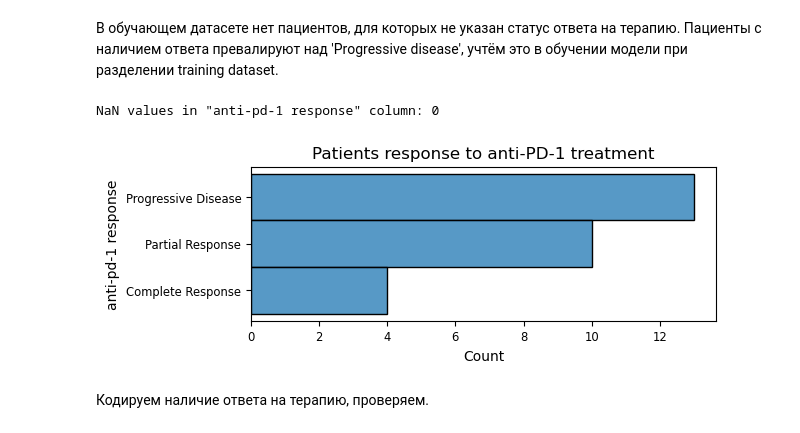
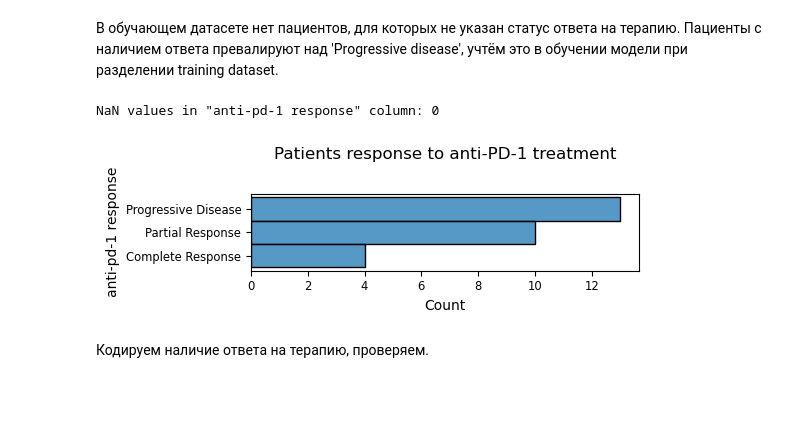
Before and after one commit to AlexNesm/BG-test, a Jupyter notebook: BostonGene test task.ipynb, the cells around one changed output. Cells and saved outputs as stored; diff of their text form; code cells hidden in the pictures; blank space fills up the shorter version.

Commit message:
update image layout

```diff
--- a/BostonGene test task.ipynb
+++ b/BostonGene test task.ipynb
@@ -175,13 +175,13 @@ Index(['title', 'patient id', 'anti-pd-1 response', 'study site', 'gender',
 В обучающем датасете нет пациентов, для которых не указан статус ответа на терапию. Пациенты с наличием ответа превалируют над 'Progressive disease', учтём это в обучении модели при разделении training dataset.
 # %%
 print('NaN values in "anti-pd-1 response" column: ' + str(phenotype_set1['anti-pd-1 response'].isna().sum()))
-
+plt.figure(figsize=(5,1))
 sns.histplot(data=phenotype_set1[phenotype_set1['unique patients']], y = 'anti-pd-1 response')
 plt.title('Patients response to anti-PD-1 treatment')
 plt.show()
 # %% [output]
 NaN values in "anti-pd-1 response" column: 0
-[figure, old version]
+[figure, new version]
 # %% [markdown]
 Кодируем наличие ответа на терапию, проверяем.
 # %%
```
Also changed, not shown: parts of 1 cell of this notebook.
